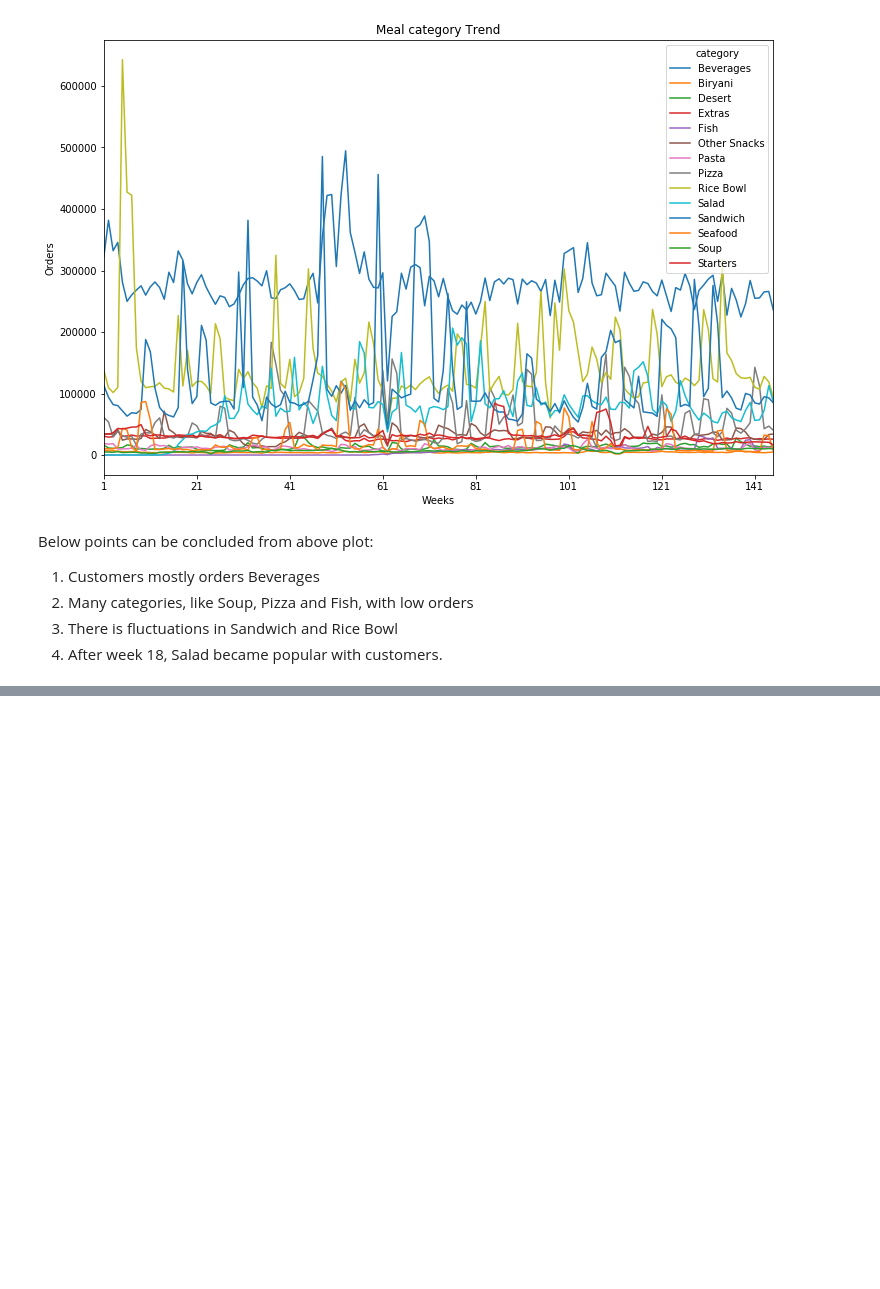
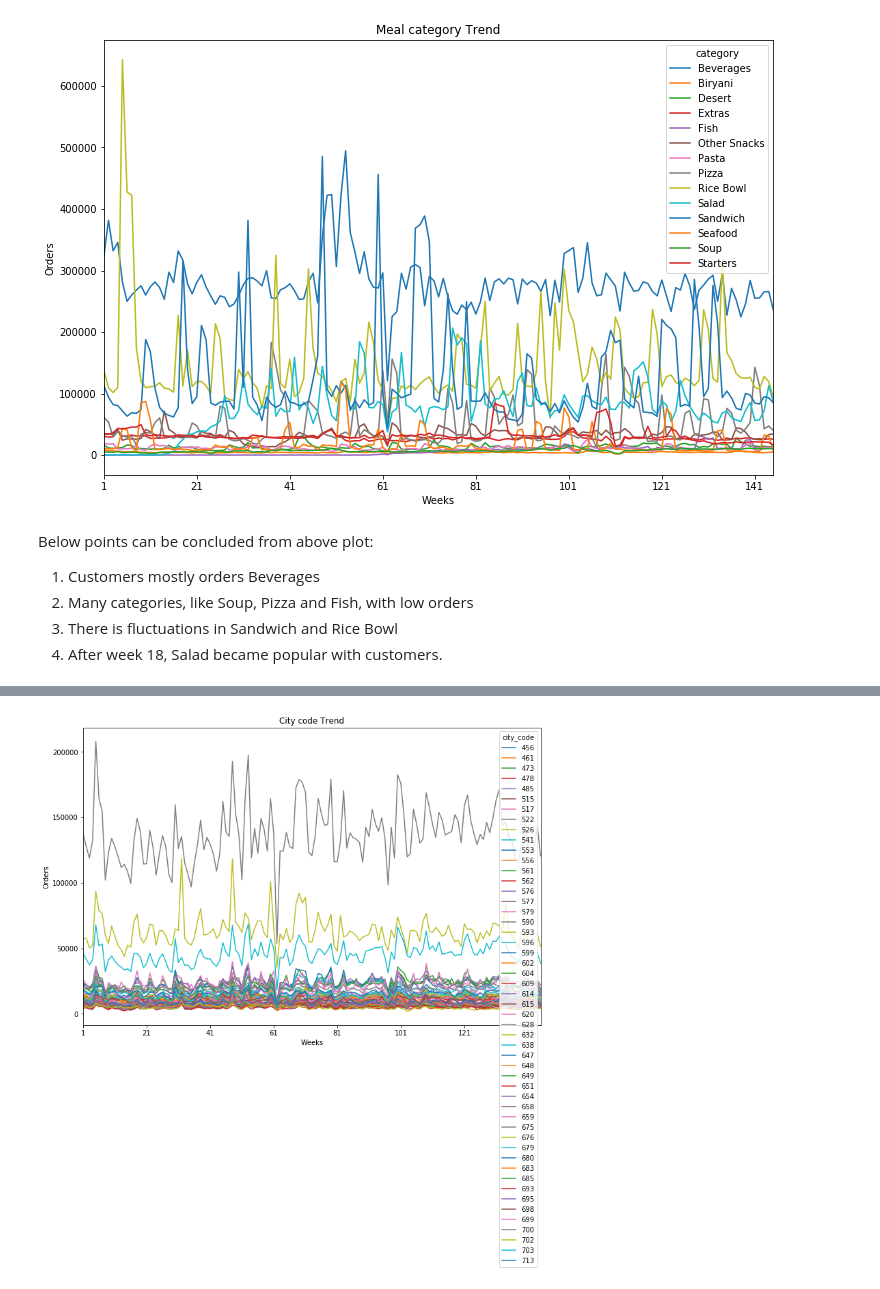
Before and after one commit to monilgudhka/food_demand_forecasting, a Jupyter notebook: data_analysis/story_telling.ipynb, the cells around one changed output, grey strips where cells are left out. Cells and saved outputs as stored; diff of their text form; code cells hidden in the pictures; blank space fills up the shorter version.

```diff
--- a/data_analysis/story_telling.ipynb
+++ b/data_analysis/story_telling.ipynb
@@ -171,0 +197,3 @@ Below points can be concluded from above plot:
+# %%
+city_code_trend = dataset.pivot_table(index='week', columns='city_code', values='num_orders', aggfunc='sum')
+city_code_trend.head()
@@ -171,0 +209,8 @@ Below points can be concluded from above plot:
+# %%
+city_code_trend.plot(figsize=(12, 8))
+_ = plt.title("City code Trend")
+_ = plt.xlabel("Weeks")
+_ = plt.ylabel("Orders")
+plt.show()
+# %% [output]
+[figure, added]
```
Also changed, not shown: parts of 18 cells of this notebook.
